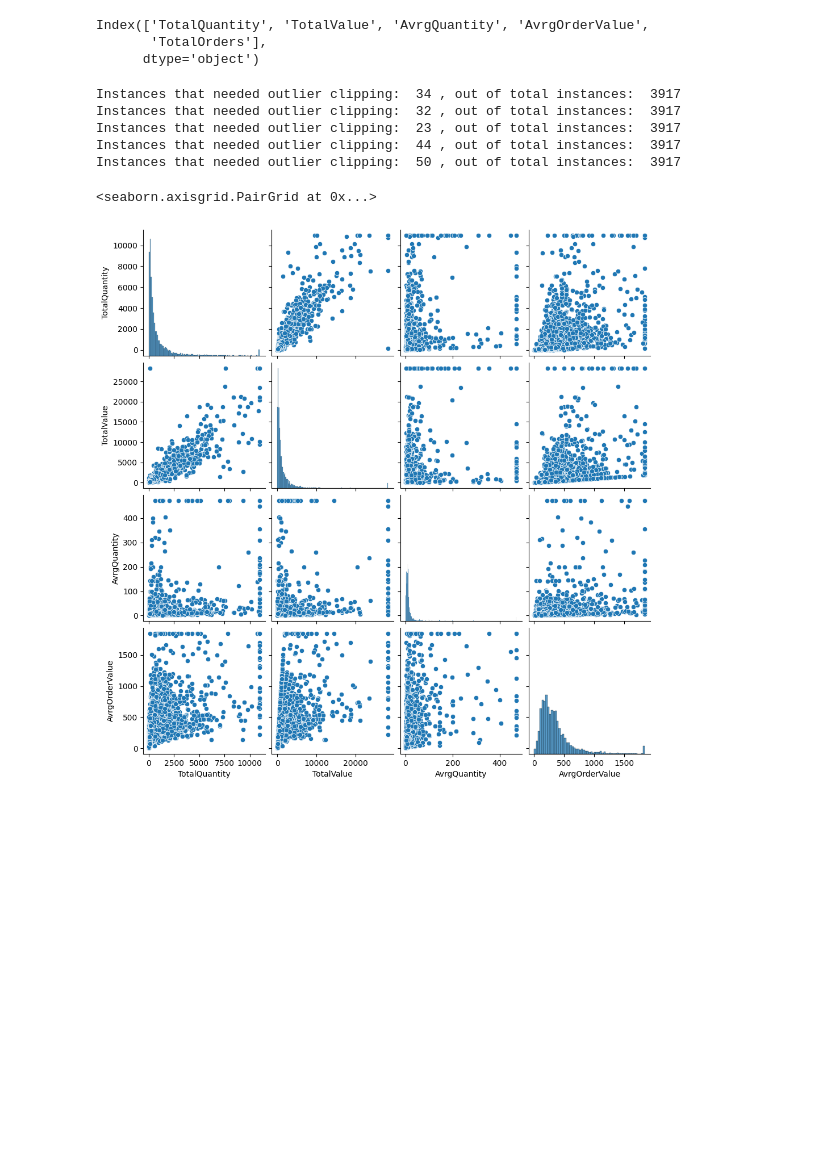
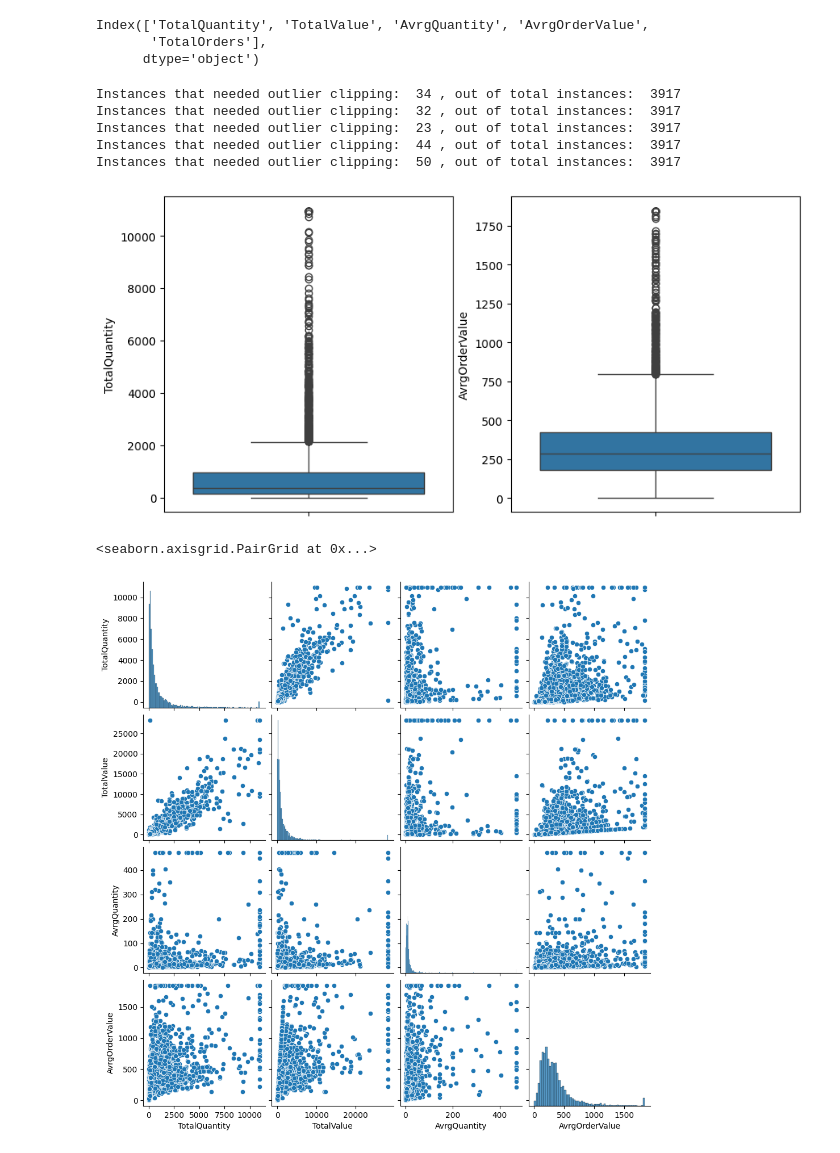
Before and after one commit to dimitsagk/ClientClustering_InventoryForecast, a Jupyter notebook: notebooks/03_ClientClustering_ML-notebook.ipynb, the cells around one changed output. Cells and saved outputs as stored; diff of their text form; code cells hidden in the pictures; blank space fills up the shorter version.

Commit message:
Adding box plot after outlier clipping

```diff
--- a/notebooks/03_ClientClustering_ML-notebook.ipynb
+++ b/notebooks/03_ClientClustering_ML-notebook.ipynb
@@ -226,6 +226,16 @@ Instances that needed outlier clipping:  50 , out of total instances:  3917
 # %%
 # from domain knowledge I was debating if to do total orders. Given also the outliers, I will not use it
 cust_norm_clip.drop('TotalOrders',axis=1,inplace=True)
+# %%
+# Boxplot looks much better
+fig, ax = plt.subplots(nrows=1, ncols=2, figsize=(10, 5))
+
+sns.boxplot(data=cust_norm_clip['TotalQuantity'], ax=ax[0])
+sns.boxplot(data=cust_norm_clip['AvrgOrderValue'], ax=ax[1])
+
+plt.show()
+# %% [output]
+[figure, added]
 # %%
 # looking much better
 sns.pairplot(cust_norm_clip)
```
